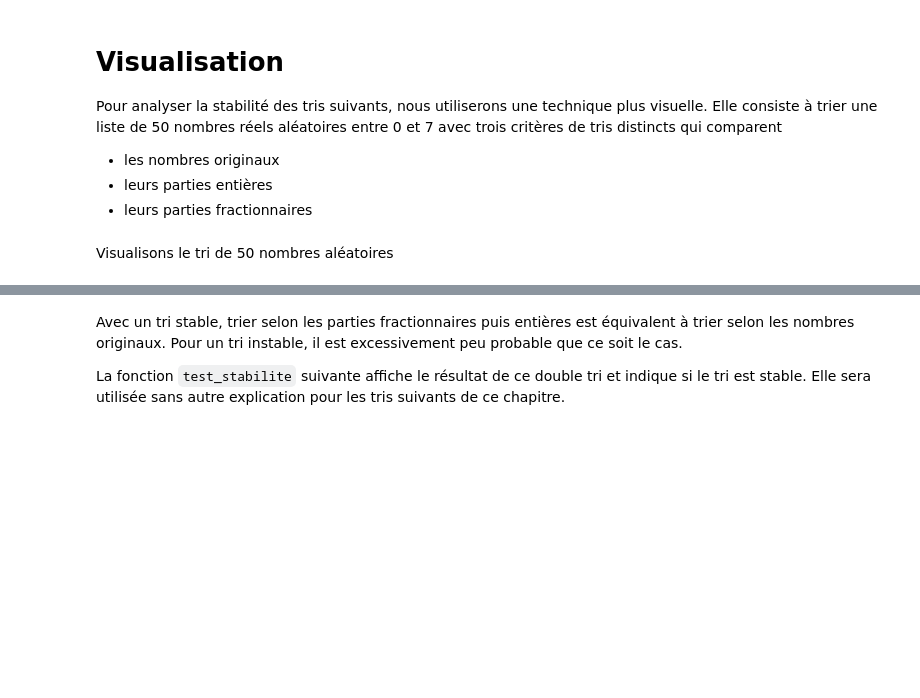
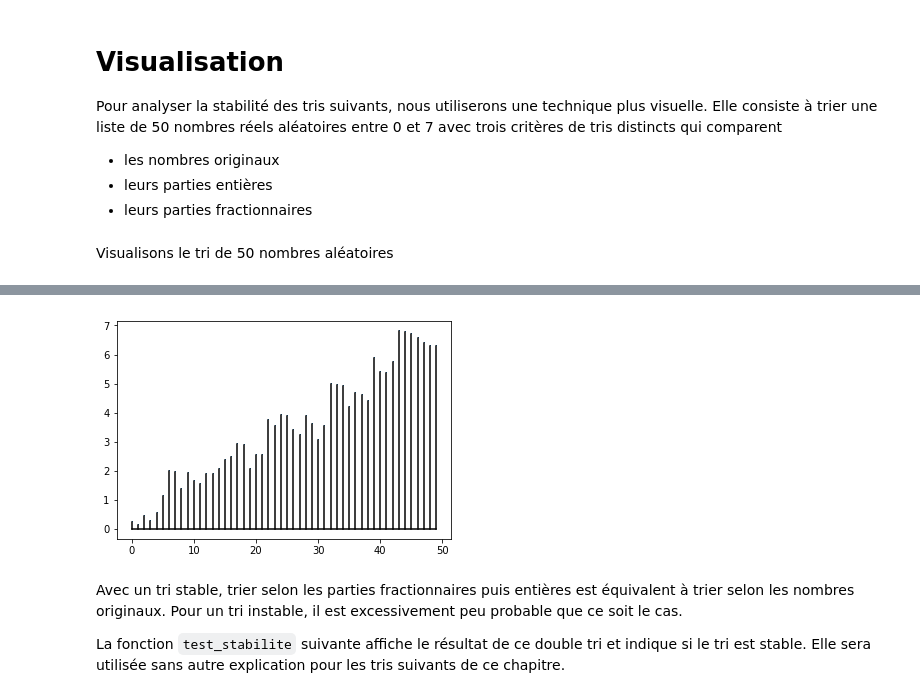
Before and after one commit to ocuisenaire/ASD1-notebooks, a Jupyter notebook: 3 - Tris/1b - Stabilité.ipynb, the cells around one changed output, grey strips where cells are left out. Saved outputs shown, nothing was run; the diff lists cells and outputs as text; code cells hidden in the pictures; blank space fills up the shorter version.

```diff
--- a/3 - Tris/1b - Stabilité.ipynb
+++ b/3 - Tris/1b - Stabilité.ipynb
@@ -308,3 +312,11 @@ plt.show()
+# %%
+T = np.random.uniform(0,7,50)
+tri_instable(T,comp_frac)
+tri_instable(T,comp_int)
+plt.stem(T,markerfmt=',',linefmt='black',basefmt='black')
+plt.show()
+# %% [output]
+[figure, added]
 # %% [markdown]
 Avec un tri stable, trier selon les parties fractionnaires puis entières est équivalent à trier selon les nombres originaux. Pour un tri instable, il est excessivement peu probable que ce soit le cas.
 
```
Also changed, not shown: parts of 19 cells of this notebook, 1 other file.
